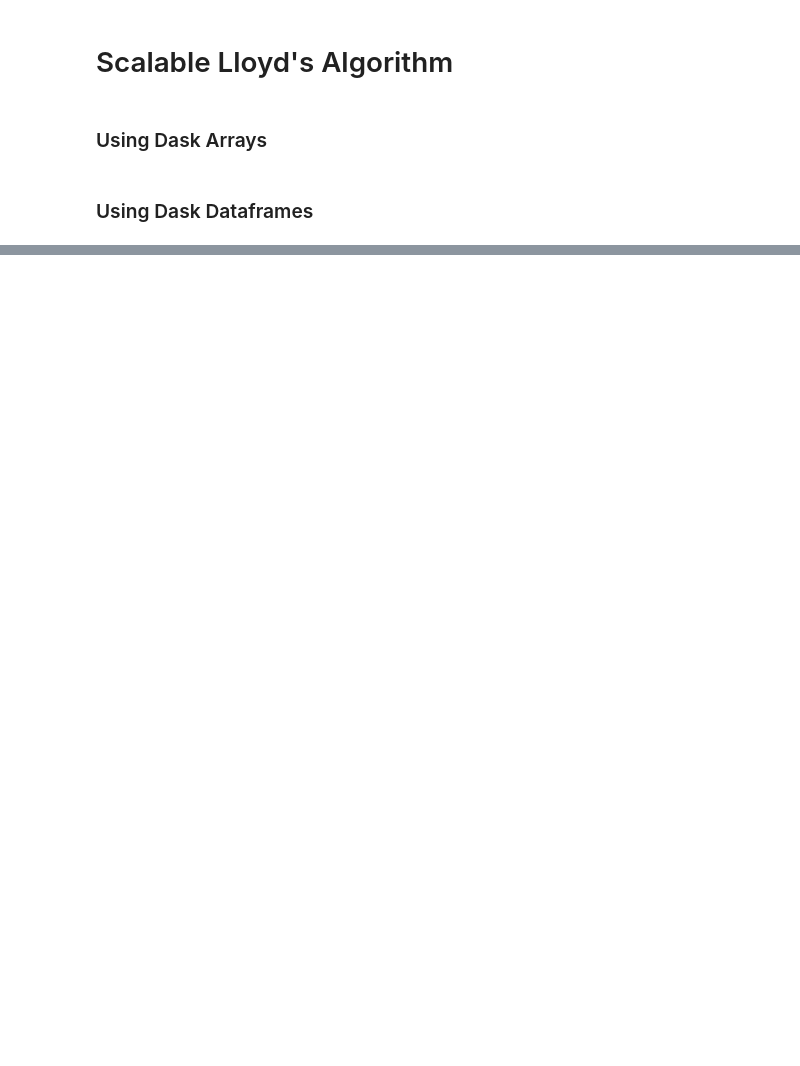
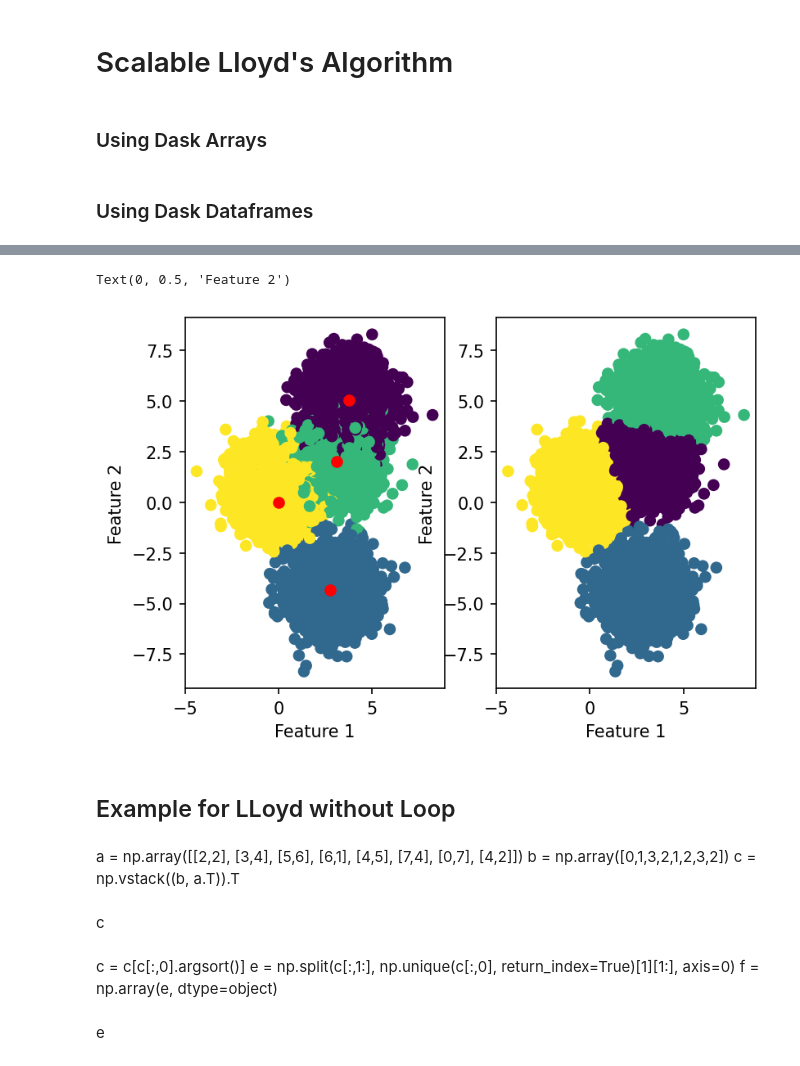
Before and after one commit to ElHuaco/Distributed-k-means, a Jupyter notebook: src/dask/notebooks/OUR CODE/Main.ipynb, the cells around one changed output, grey strips where cells are left out. Cells and saved outputs as stored; diff of their text form; code cells hidden in the pictures; blank space fills up the shorter version.

```diff
--- a/src/dask/notebooks/OUR CODE/Main.ipynb
+++ b/src/dask/notebooks/OUR CODE/Main.ipynb
@@ -553,5 +191,0 @@ Wall time: 7min 2s
-# %%
-fig = plt.figure(dpi=300)
-ax = fig.add_subplot(111, projection='3d')
-ax.scatter(X[:,0], X[:,1], X[:,2], alpha=0.01, c=y, s=10)
-ax.scatter(centroids_pp_w[:,0], centroids_pp_w[:,1], centroids_pp_w[:,2], s=50, alpha=1, c='red')
@@ -568,7 +191,0 @@ Wall time: 17min 10s
-# %%
-fig = plt.figure(dpi=300)
-ax = fig.add_subplot(1, 2, 1, projection='3d')
-ax.scatter(results[:,0], results[:,1], results[:,2], c='red', s=50,  alpha=1)
-ax.scatter(X[:,0], X[:,1], X[:,2], c=y, alpha=0.01, s=20)
-ax = fig.add_subplot(1, 2, 2, projection='3d')
-ax.scatter(X[:,0], X[:,1], X[:,2], c=pred_labels, alpha=0.01, s=20)
@@ -705,11 +191,0 @@ Wall time: 1min 23s
-# %%
-fig, ax = plt.subplots(1, 2, dpi=150)
-ax[0].scatter(decomposed_data[:,0], decomposed_data[:,1], c=real_label)
-ax[1].scatter(decomposed_data[:,0], decomposed_data[:,1], c=pred_labels)
-ax[1].scatter(results[:,0], results[:,1],c='red')
-ax[0].set_xlabel('PCA c1')
-ax[0].set_ylabel('PCA c2')
-ax[1].set_xlabel('PCA c1')
-ax[1].set_ylabel('PCA c2')
-plt.tight_layout()
-plt.show()
@@ -724,0 +224,33 @@ print(max(acc, 1-acc))
+# %%
+'''fig, ax = plt.subplots(1, 2, dpi=150)
+ax[0].scatter(X[:,0], X[:,1], c=y)
+ax[0].scatter(results[:,0], results[:,1],c='red')
+ax[1].scatter(X[:,0], X[:,1], c=y_pred)
+ax[0].set_xlabel('Feature 1')
+ax[0].set_ylabel('Feature 2')
+ax[1].set_xlabel('Feature 1')
+ax[1].set_ylabel('Feature 2')'''
+# %% [output]
+Text(0, 0.5, 'Feature 2')
+[figure, added]
+# %% [markdown]
+## Example for LLoyd without Loop
+# %% [markdown]
+a = np.array([[2,2],
+              [3,4],
+              [5,6],
+              [6,1],
+              [4,5],
+              [7,4],
+              [0,7],
+              [4,2]])
+b = np.array([0,1,3,2,1,2,3,2])
+c = np.vstack((b, a.T)).T
+# %% [markdown]
+c
+# %% [markdown]
+c = c[c[:,0].argsort()]
+e = np.split(c[:,1:], np.unique(c[:,0], return_index=True)[1][1:], axis=0)
+f = np.array(e, dtype=object)
+# %% [markdown]
+e
```
Also changed, not shown: parts of 78 cells of this notebook, 2 other files.
